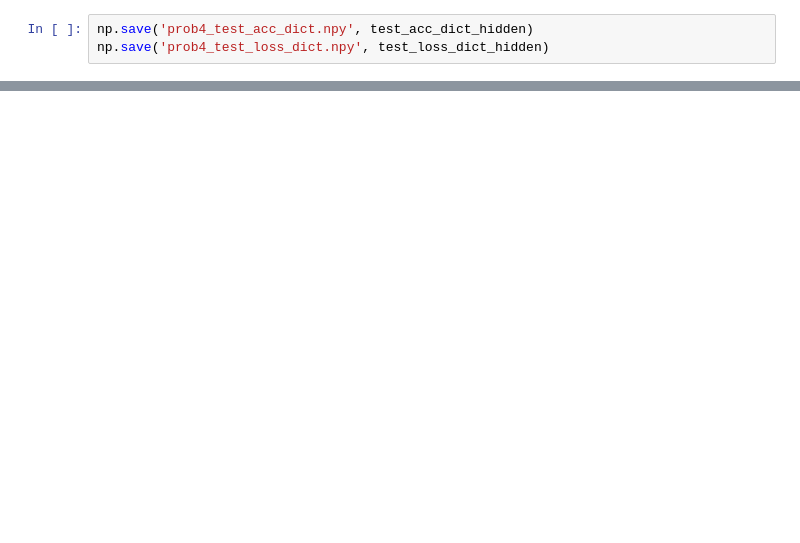
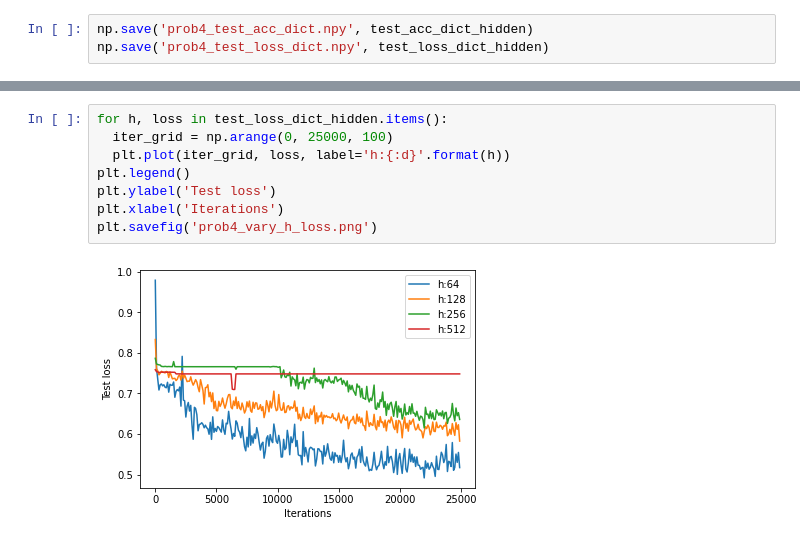
Before and after one commit to jiwoncpark/cs330-deep-multitask-meta-learning, a Jupyter notebook: hw/hw1/CS330_Homework1_Stencil.ipynb, the cells around one changed output, grey strips where cells are left out. Saved outputs shown, nothing was run; the diff lists cells and outputs as text; blank space fills up the shorter version.

```diff
--- a/hw/hw1/CS330_Homework1_Stencil.ipynb
+++ b/hw/hw1/CS330_Homework1_Stencil.ipynb
@@ -401,0 +411,10 @@ plt.savefig('prob4_vary_h.png')
+# %%
+for h, loss in test_loss_dict_hidden.items():
+  iter_grid = np.arange(0, 25000, 100)
+  plt.plot(iter_grid, loss, label='h:{:d}'.format(h))
+plt.legend()
+plt.ylabel('Test loss')
+plt.xlabel('Iterations')
+plt.savefig('prob4_vary_h_loss.png')
+# %% [output]
+[figure, added]
```
Also changed, not shown: parts of 2 cells of this notebook.
